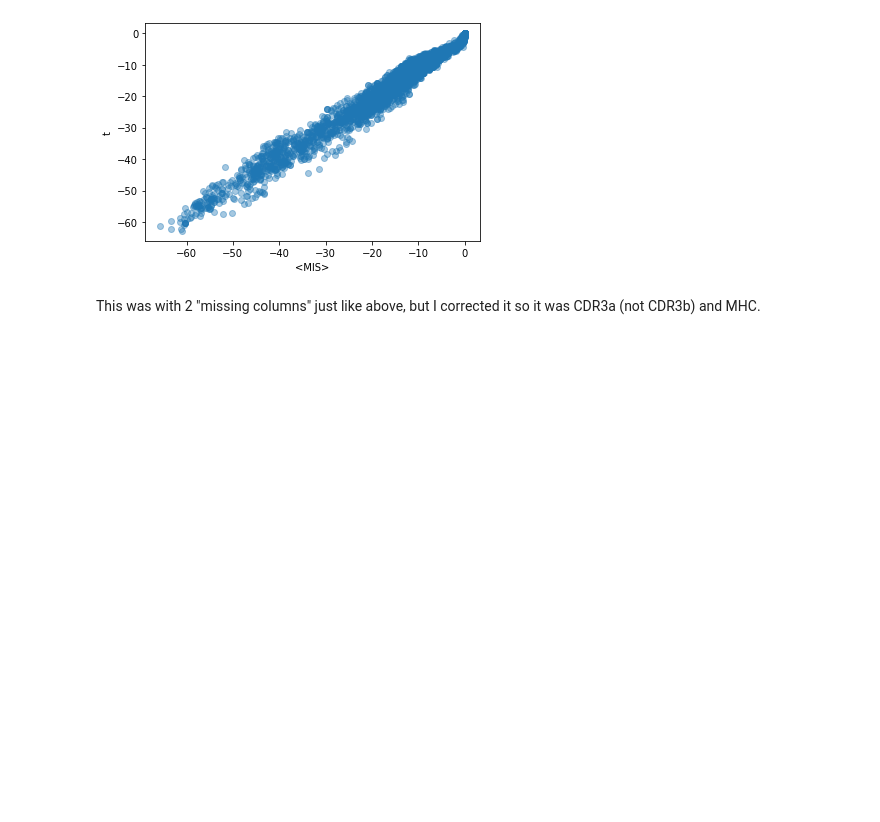
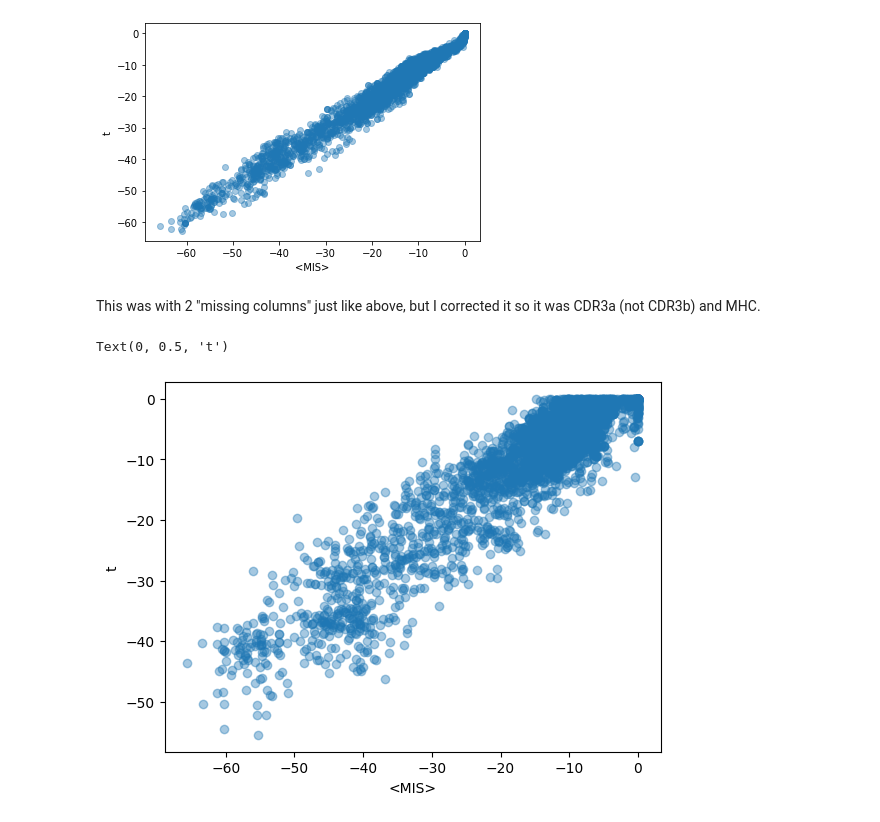
Before and after one commit to alienmist325/TULIP-TCR, a Jupyter notebook: analysis/comparisons.ipynb, the cells around one changed output. Cells and saved outputs as stored; diff of their text form; code cells hidden in the pictures; blank space fills up the shorter version.

```diff
--- a/analysis/comparisons.ipynb
+++ b/analysis/comparisons.ipynb
@@ -89,3 +89,11 @@ Text(0, 0.5, 't')
 [figure]
 # %% [markdown]
 This was with 2 "missing columns" just like above, but I corrected it so it was CDR3a (not CDR3b) and MHC.
+# %%
+sources_double_mis_vs_random = [get_unique_output("3.5"), get_unique_output("3.2")]
+plt = get_scatter_distributions_comparison(sources_double_mis_vs_random)
+plt.xlabel("<MIS>")
+plt.ylabel("t")
+# %% [output]
+Text(0, 0.5, 't')
+[figure, added]
```
Also changed, not shown: parts of 1 cell of this notebook, 2 other files.
